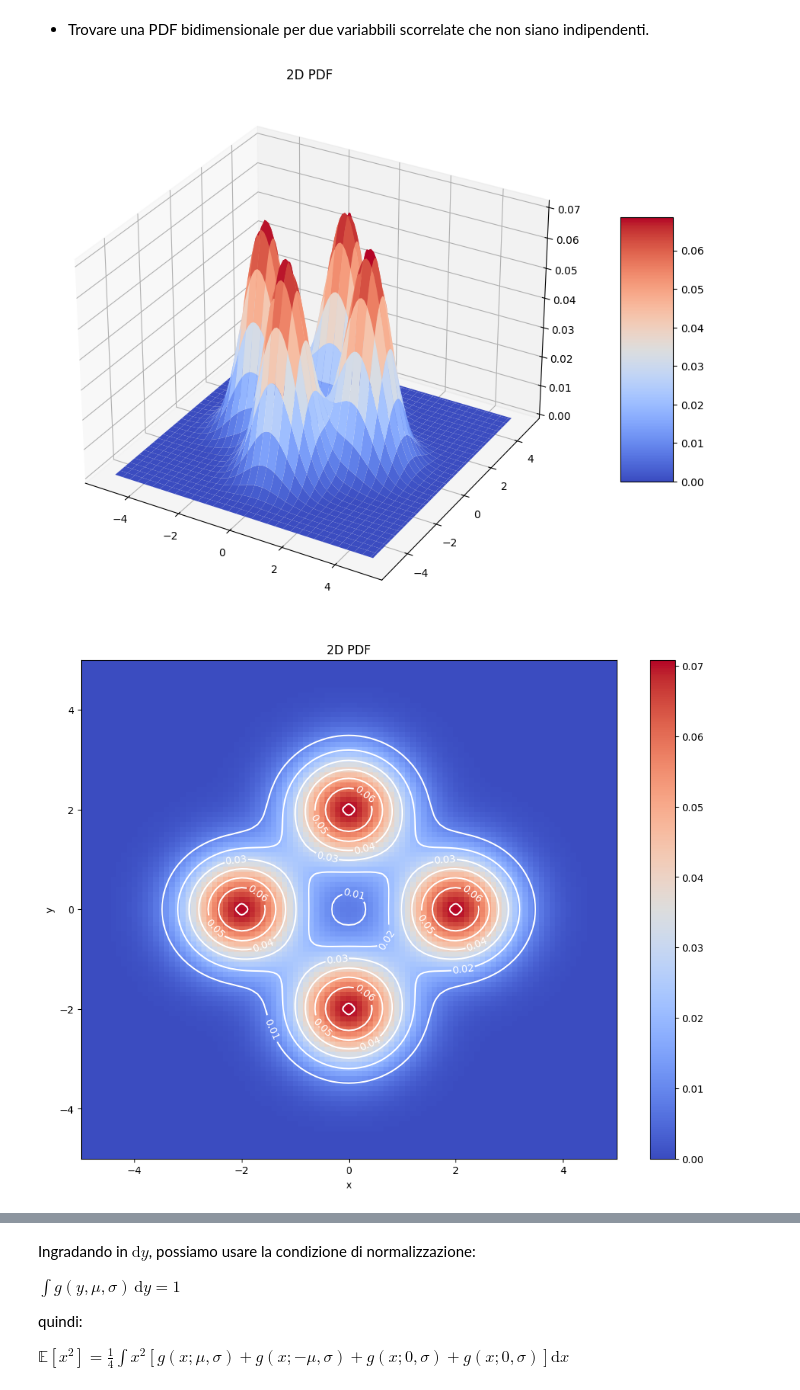
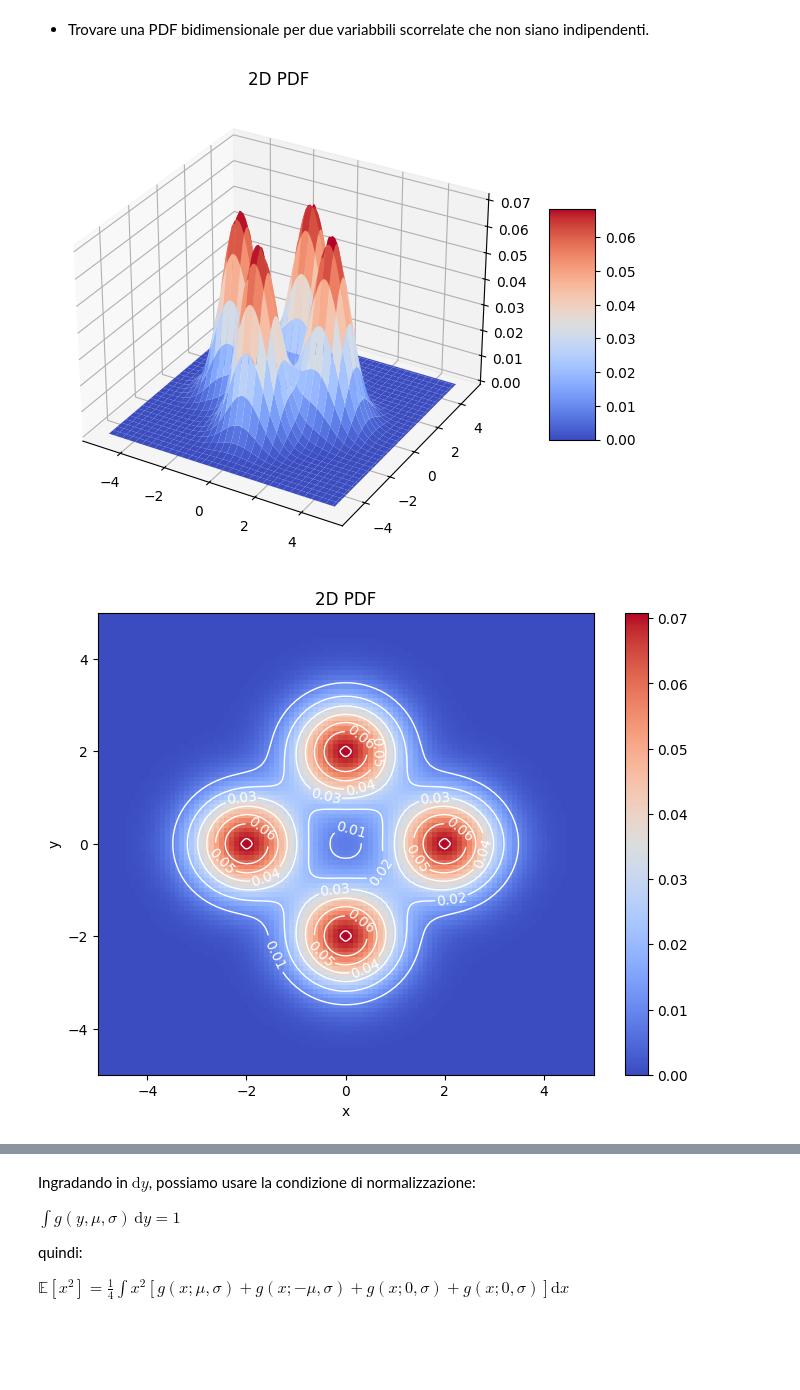
Before and after one commit to lucalista/analisi-dati-2024, a Jupyter notebook: 07.04.00__Distribuzione_di_probabilita_a_piu_dimensioni.ipynb, the cells around one changed output, grey strips where cells are left out. Drawn from its saved outputs; the diff is of its cells as text; code cells hidden in the pictures; blank space fills up the shorter version.

```diff
--- a/07.04.00__Distribuzione_di_probabilita_a_piu_dimensioni.ipynb
+++ b/07.04.00__Distribuzione_di_probabilita_a_piu_dimensioni.ipynb
@@ -297,27 +297,27 @@ def pdf(x, y):
     ny = norm.pdf(x, 0, sigma)*norm.pdf(y, mu, sigma)+norm.pdf(x, 0, sigma)*norm.pdf(y, -mu, sigma)
     return (nx+ny)/4
 z = pdf(x, y)
-fig = plt.figure(figsize=(16,9))
+fig = plt.figure(figsize=(10, 6))
 ax = plt.axes(projection='3d')
 surf = ax.plot_surface(x, y, z, cmap=cm.coolwarm)
 ax.set_title('2D PDF')
 fig.colorbar(surf, shrink=0.5, aspect=5)
 plt.show()
 # %% [output]
-[figure, old version]
+[figure, new version]
 # %%
-figure, ax = plt.subplots(figsize=(12,9))
+figure, ax = plt.subplots(figsize=(8, 6))
 col = ax.pcolormesh(x, y, z, cmap=cm.coolwarm, vmin=z.min(), vmax=z.max(), shading='auto')
-con = ax.contour(x, y, z, np.linspace(0, 0.07, 8), colors='white')
+con = ax.contour(x, y, z, np.linspace(0, 0.07, 8), colors='white', linewidths=1)
 ax.clabel(con, inline=1, fontsize=10)
 ax.set_title('2D PDF')
 ax.axis([x.min(), x.max(), y.min(), y.max()])
 ax.set_xlabel('x')
 ax.set_ylabel('y')
 figure.colorbar(col)
 plt.show()
 # %% [output]
-[figure, old version]
+[figure, new version]
 # %% [markdown]
 La simmetria della distribuzione ci permette di dire subito che:
 * $\mathbb{E}[x] = \mathbb{E}[y] = 0$
```
Also changed, not shown: parts of 5 cells of this notebook.
